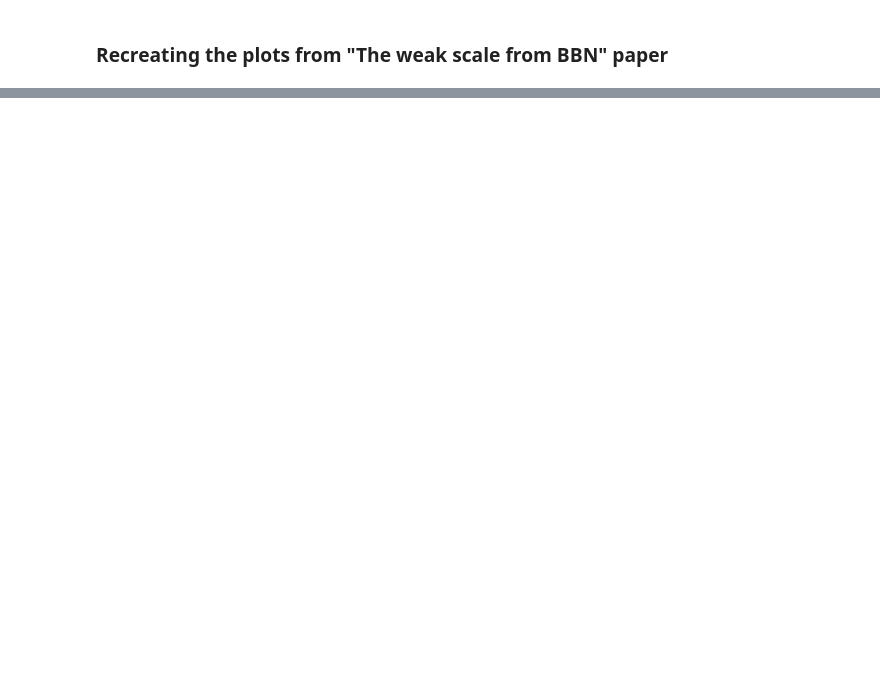
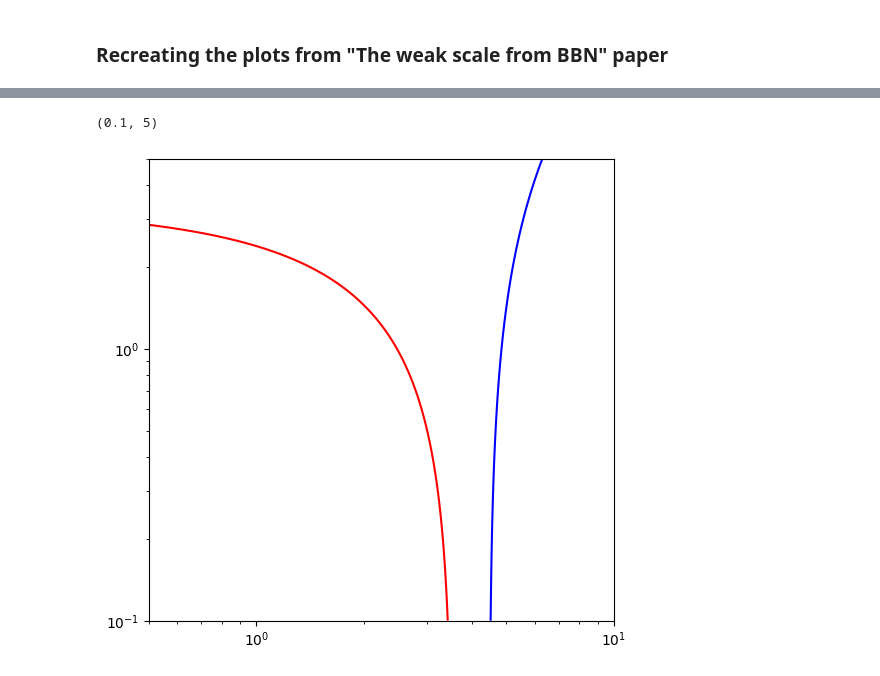
Before and after one commit to Booritth-Balaji/Dark-Matter-Thesis, a Jupyter notebook: Codes-and-Data/Weak-scale-BBN-recr.ipynb, the cells around one changed output, grey strips where cells are left out. Drawn from its saved outputs; the diff is of its cells as text; code cells hidden in the pictures; blank space fills up the shorter version.

```diff
--- a/Codes-and-Data/Weak-scale-BBN-recr.ipynb
+++ b/Codes-and-Data/Weak-scale-BBN-recr.ipynb
@@ -156,0 +118,37 @@ plt.legend()
+# %%
+# m_e vs m_u for different m_d values
+
+# Generating a grid of m_u and m_d values for plotting
+m_u = np.geomspace(0.5, 10, 500)
+m_e = np.geomspace(0.1, 20, 500)
+
+m_u_grid, m_e_grid = np.meshgrid(m_u, m_e, indexing='ij')
+
+
+# Setting the m_u value for the plot
+m_d_ratio = 1   # One between 0, 1, 5 and 10
+m_d = m_d_ratio * m_d_0
+
+# Calculating the nuclear stability and hydrogen stability for the grid of m_u and m_d values
+ratio = (m_u_grid + m_d) / (m_u_0 + m_d_0)
+
+nuclear_stability = - B_A_func(ratio) - (m_n_minus_m_p(m_u_grid, m_d) - m_e_grid)
+hydrogen_stability = m_n_minus_m_p(m_u_grid, m_d) - m_e_grid
+
+
+# Plotting the stability contours for nuclear and hydrogen stability
+plt.figure(figsize=(6, 6))
+
+cs = plt.contour(m_u_grid, m_e_grid, nuclear_stability, levels=[0], colors='blue')
+cs = plt.contour(m_u_grid, m_e_grid, hydrogen_stability, levels=[0], colors='red')
+
+
+
+plt.xscale('log')
+plt.yscale('log')
+plt.xlim(0.5, 10)
+plt.ylim(0.1, 5)
+# plt.legend()
+# %% [output]
+(0.1, 5)
+[figure, added]
```
Also changed, not shown: parts of 7 cells of this notebook, 5 other files.
